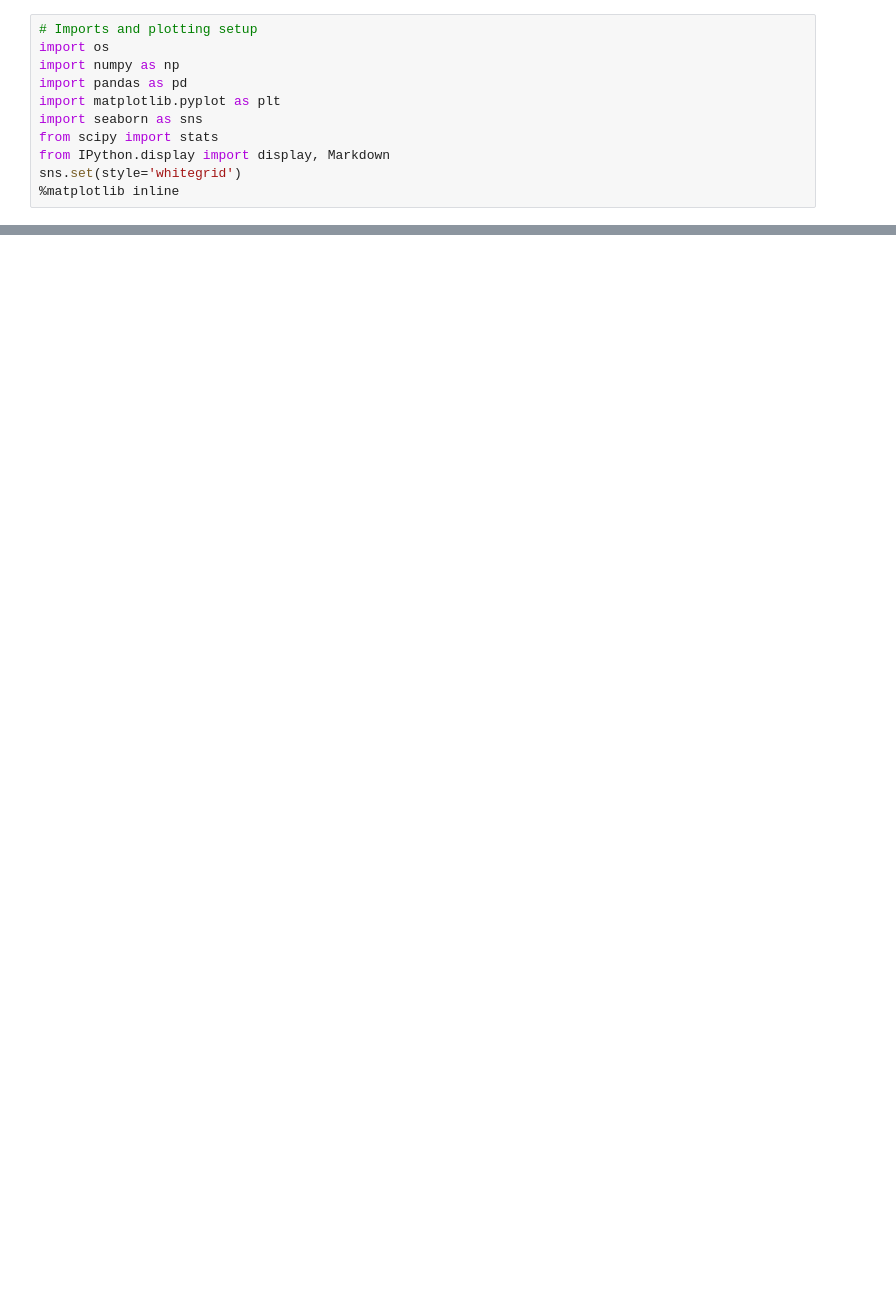
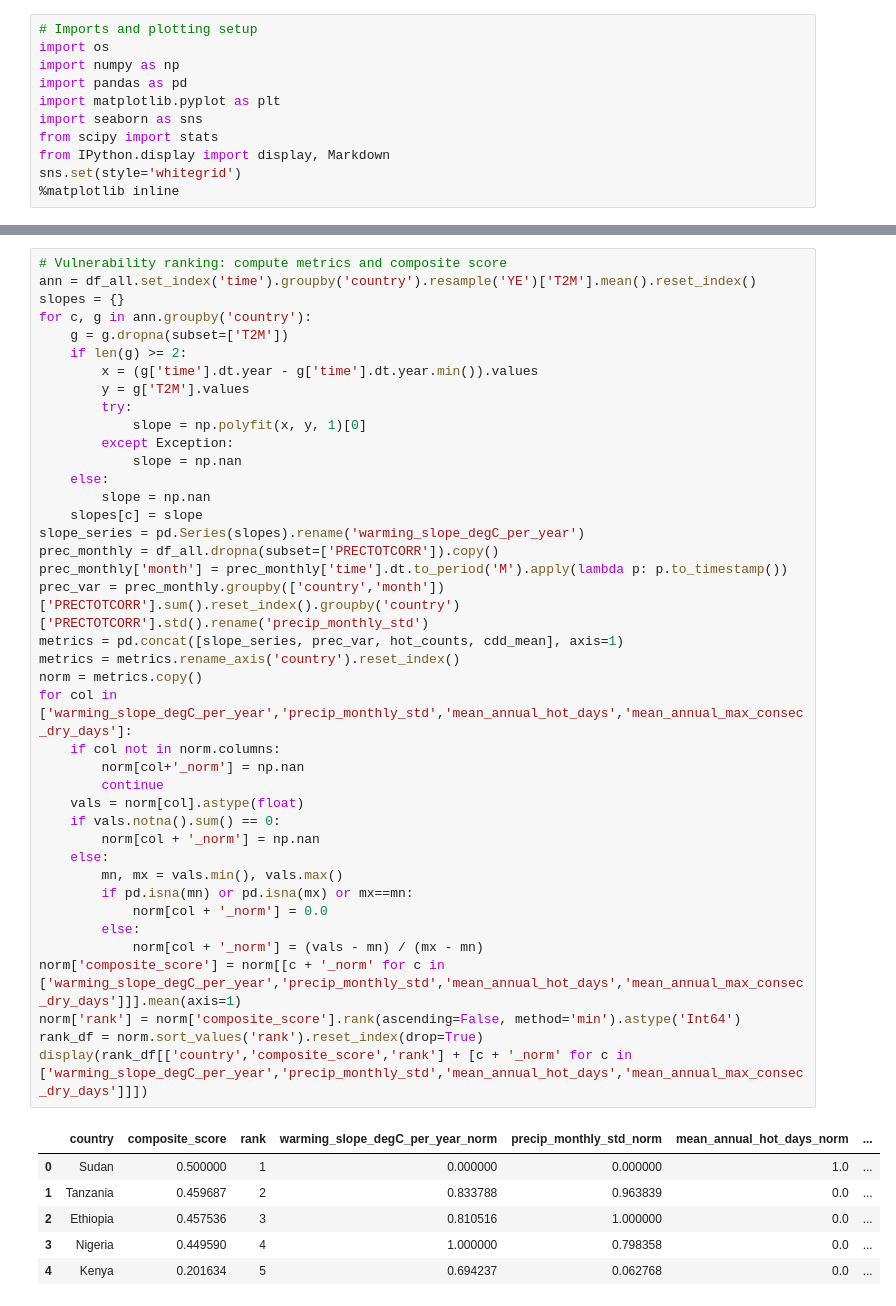
Before and after one commit to kidinuhame1-spec/climate-challenge-week0, a Jupyter notebook: notebooks/compare_countries.ipynb, the cells around one changed output, grey strips where cells are left out. Saved outputs shown, nothing was run; the diff lists cells and outputs as text; blank space fills up the shorter version.

```diff
--- a/notebooks/compare_countries.ipynb
+++ b/notebooks/compare_countries.ipynb
@@ -344,0 +175,47 @@ SyntaxError: unterminated string literal (detected at line 255) (1460259266.py,
+# %%
+# Vulnerability ranking: compute metrics and composite score
+ann = df_all.set_index('time').groupby('country').resample('YE')['T2M'].mean().reset_index()
+slopes = {}
+for c, g in ann.groupby('country'):
+    g = g.dropna(subset=['T2M'])
+    if len(g) >= 2:
+        x = (g['time'].dt.year - g['time'].dt.year.min()).values
+        y = g['T2M'].values
+        try:
+            slope = np.polyfit(x, y, 1)[0]
+        except Exception:
+            slope = np.nan
+    else:
+        slope = np.nan
+    slopes[c] = slope
+slope_series = pd.Series(slopes).rename('warming_slope_degC_per_year')
+prec_monthly = df_all.dropna(subset=['PRECTOTCORR']).copy()
+prec_monthly['month'] = prec_monthly['time'].dt.to_period('M').apply(lambda p: p.to_timestamp())
+prec_var = prec_monthly.groupby(['country','month'])['PRECTOTCORR'].sum().reset_index().groupby('country')['PRECTOTCORR'].std().rename('precip_monthly_std')
+metrics = pd.concat([slope_series, prec_var, hot_counts, cdd_mean], axis=1)
+metrics = metrics.rename_axis('country').reset_index()
+norm = metrics.copy()
+for col in ['warming_slope_degC_per_year','precip_monthly_std','mean_annual_hot_days','mean_annual_max_consec_dry_days']:
+    if col not in norm.columns:
+        norm[col+'_norm'] = np.nan
+        continue
+    vals = norm[col].astype(float)
+    if vals.notna().sum() == 0:
+        norm[col + '_norm'] = np.nan
+    else:
+        mn, mx = vals.min(), vals.max()
+        if pd.isna(mn) or pd.isna(mx) or mx==mn:
+            norm[col + '_norm'] = 0.0
+        else:
+            norm[col + '_norm'] = (vals - mn) / (mx - mn)
+norm['composite_score'] = norm[[c + '_norm' for c in ['warming_slope_degC_per_year','precip_monthly_std','mean_annual_hot_days','mean_annual_max_consec_dry_days']]].mean(axis=1)
+norm['rank'] = norm['composite_score'].rank(ascending=False, method='min').astype('Int64')
+rank_df = norm.sort_values('rank').reset_index(drop=True)
+display(rank_df[['country','composite_score','rank'] + [c + '_norm' for c in ['warming_slope_degC_per_year','precip_monthly_std','mean_annual_hot_days','mean_annual_max_consec_dry_days']]])
+# %% [output]
+|  | country | composite_score | rank | warming_slope_degC_per_year_norm | precip_monthly_std_norm | mean_annual_hot_days_norm | ... |
+| 0 | Sudan | 0.500000 | 1 | 0.000000 | 0.000000 | 1.0 | ... |
+| 1 | Tanzania | 0.459687 | 2 | 0.833788 | 0.963839 | 0.0 | ... |
+| 2 | Ethiopia | 0.457536 | 3 | 0.810516 | 1.000000 | 0.0 | ... |
+| 3 | Nigeria | 0.449590 | 4 | 1.000000 | 0.798358 | 0.0 | ... |
+| 4 | Kenya | 0.201634 | 5 | 0.694237 | 0.062768 | 0.0 | ... |
```
Also changed, not shown: parts of 11 cells of this notebook.
